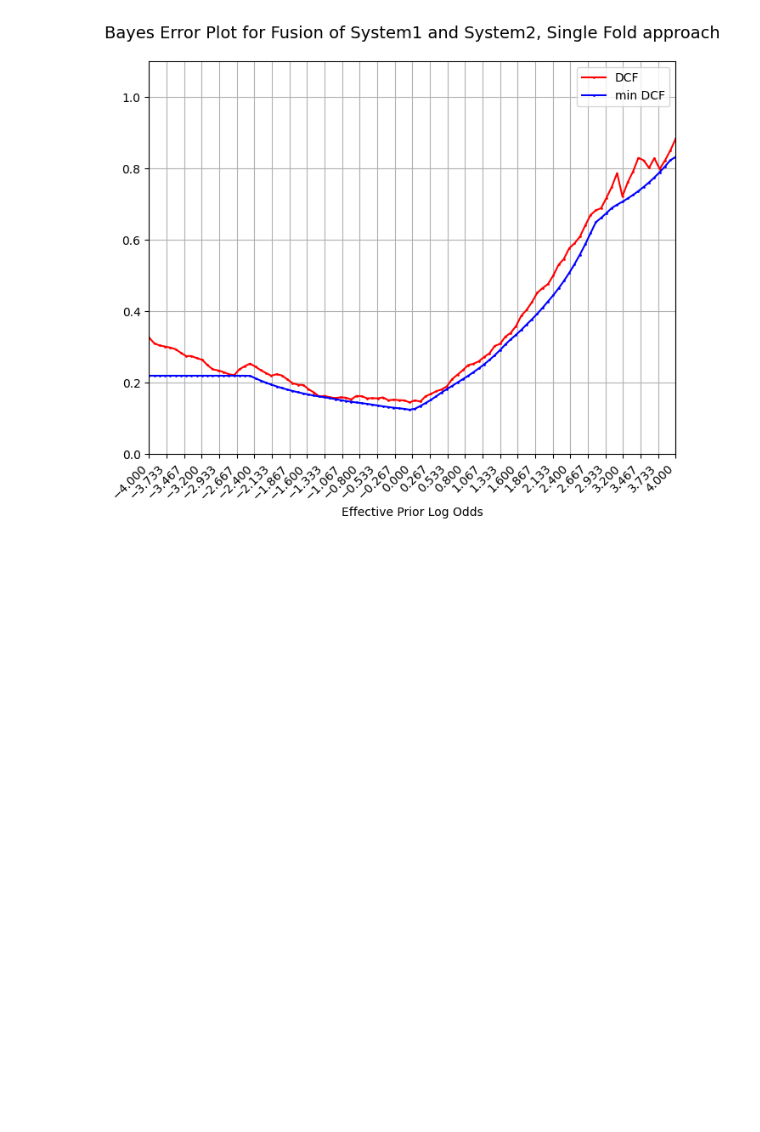
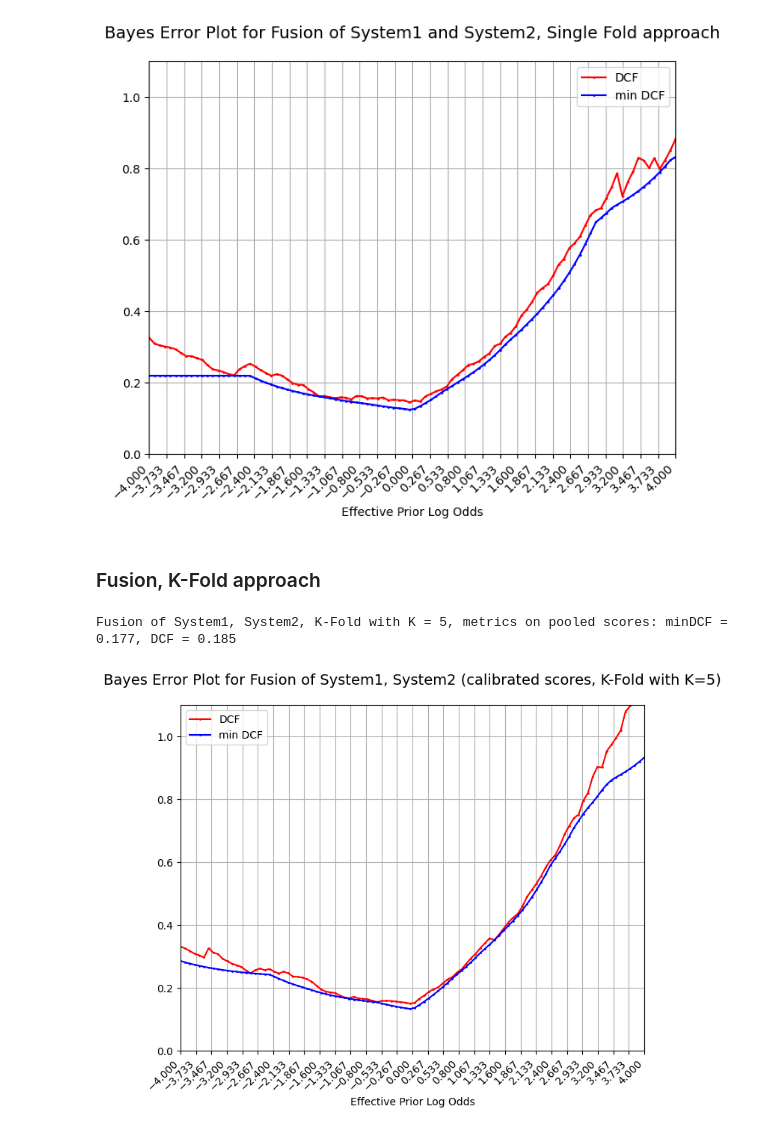
Before and after one commit to RiccardoRevalor/MachineLearningPatternRecognition, a Jupyter notebook: lab12_CalibrationFusion/cal_fusion.ipynb, the cells around one changed output. Cells and saved outputs as stored; diff of their text form; code cells hidden in the pictures; blank space fills up the shorter version.

```diff
--- a/lab12_CalibrationFusion/cal_fusion.ipynb
+++ b/lab12_CalibrationFusion/cal_fusion.ipynb
@@ -511,3 +517,46 @@ plotBayesErrorPlots(effPriorLogOdds, S_fused_sf, LVAL, title=f"Bayes Error Plot
 # %% [output]
 Fusion of System1 and System2: minDCF: 0.161, DCF: 0.161
 [figure]
+# %% [markdown]
+### Fusion, K-Fold approach
+# %%
+scores_sys_1 = np.load('Data/scores_1.npy')
+scores_sys_2 = np.load('Data/scores_2.npy')
+eval_scores_sys_1 = np.load('Data/eval_scores_1.npy')
+eval_scores_sys_2 = np.load('Data/eval_scores_2.npy')
+labels = np.load('Data/labels.npy')
+eval_labels = np.load('Data/eval_labels.npy')
+# %%
+scores_fused_kf = []
+labels_fused_kf = []
+pT = 0.2
+priorLogOdds = np.log((pT) / (1-pT))
+for val_fold_idx in range(KFOLD):
+    #extract the validation fold and the K-1 calibration folds for our score model
+    #then stack [SCAL1, SCAL2] and [SVAL1, SVAL2]
+    SCAL1, SVAL1 = extract_folds(scores_sys_1, val_fold_idx, KFOLD)
+    SCAL2, SVAL2 = extract_folds(scores_sys_2, val_fold_idx, KFOLD)
+    LCAL, LVAL = extract_folds(labels, val_fold_idx, KFOLD)
+
+    #train prior-weighted L.R. on the K-1 fold
+    #stack [SCAL1, SCAL2]!
+    alpha_i, beta_i, _ = trainLogReg_PriorWeighted(np.vstack([SCAL1, SCAL2]), LCAL, l = 0, manual_grad=True, PriorTrue=pT)
+    #apply model to the remaining validation fold, given by SVAL1, SVAL2 stacked
+    calibrated_fused_SVAL = (vrow(alpha_i) @ np.vstack([SVAL1, SVAL2]) + beta_i - priorLogOdds).ravel()
+    #add to the pool of fused scores
+    scores_fused_kf.append(calibrated_fused_SVAL)
+    #add LVAL to the pool of labels
+    labels_fused_kf.append(LVAL)
+
+#Then, compute minDCF and DCF for the pooled scores
+scores_fused_kf = np.hstack(scores_fused_kf)
+labels_fused_kf = np.hstack(labels_fused_kf)
+
+minDCF_fused_kf = computeMinEmpiricalBayesRisk_Normalized(scores_fused_kf, labels_fused_kf, pT, 1.0, 1.0)
+DCF_fused_kf = computeEmpiricalBayesRisk_Normalized(scores_fused_kf, labels_fused_kf, pT, 1.0, 1.0)
+print(f"Fusion of System1, System2, K-Fold with K = {KFOLD}, metrics on pooled scores: minDCF = {minDCF_fused_kf:.3f}, DCF = {DCF_fused_kf:.3f}")
+#compute bayes error plots
+plotBayesErrorPlots(effPriorLogOdds, scores_fused_kf, labels_fused_kf, title=f"Bayes Error Plot for Fusion of System1, System2 (calibrated scores, K-Fold with K={KFOLD})")
+# %% [output]
+Fusion of System1, System2, K-Fold with K = 5, metrics on pooled scores: minDCF = 0.177, DCF = 0.185
+[figure, added]
```
Also changed, not shown: parts of 3 cells of this notebook.
